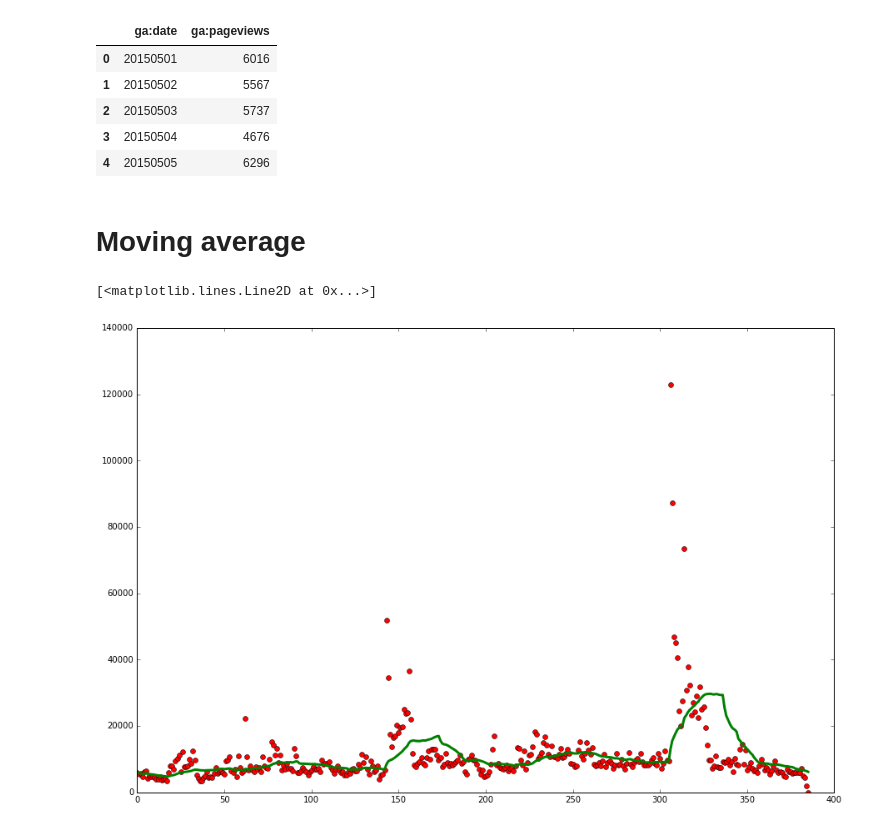
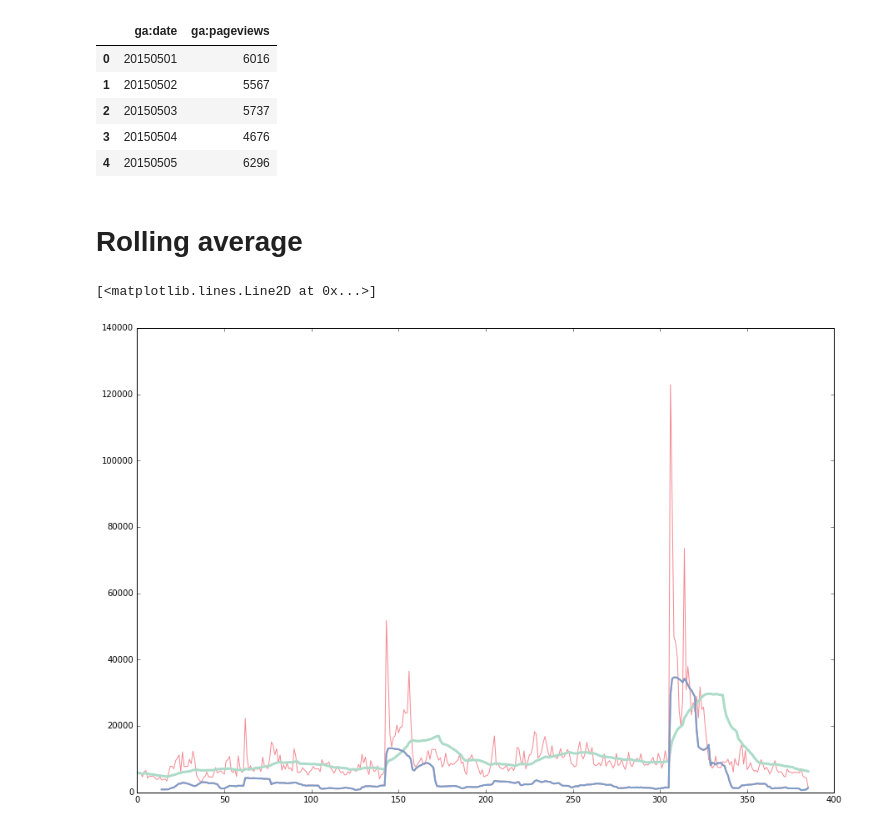
Before and after one commit to Felixaverlant/toolbelt_python_GA, a Jupyter notebook: _notebook_time_series.ipynb, the cells around one changed output. Drawn from its saved outputs; the diff is of its cells as text; code cells hidden in the pictures.

```diff
--- a/_notebook_time_series.ipynb
+++ b/_notebook_time_series.ipynb
@@ -25,5 +17,5 @@ g.list_profiles(config.property,config.ua)
 # %%
-df = g.get_all_pageviews(config.profile_id, start_date='2015-05-01', end_date='2016-05-20')
+df = g.get_all_pageviews("94275425", start_date='2015-05-01', end_date='2016-05-20')
 df.head()
 # %% [output]
 |  | ga:date | ga:pageviews |
@@ -33,19 +25,21 @@ df.head()
 | 3 | 20150504 | 4676 |
 | 4 | 20150505 | 6296 |
 # %% [markdown]
-# Moving average
+# Rolling average
 # %%
 from pylab import rcParams
 rcParams['figure.figsize'] = 15, 10
 
 df.set_index('ga:date')
 n_days = 30
 dd = pd.to_numeric(df['ga:pageviews']).as_matrix()
 
 m = np.array([np.mean(dd[max(0, i - n_days) : i+1]) for i in range(len(dd))])
 
-plt.plot(dd, "ro")
-plt.plot(m, "g-", linewidth=3)
+plt.plot(dd, g.colours['red'])
+plt.plot(m, g.colours['blue'], linewidth=3)
+plt.plot(pd.Series(df['ga:pageviews']).rolling(window=15).std(), g.colours['red'], linewidth=2)
+plt.plot(pd.Series(df['ga:pageviews']).rolling(window=15).std(), g.colours['dark-blue'], linewidth=2)
 # %% [output]
 [<matplotlib.lines.Line2D at 0x...>]
-[figure, old version]
+[figure, new version]
```
Also changed, not shown: parts of 2 cells of this notebook, 2 other files.
